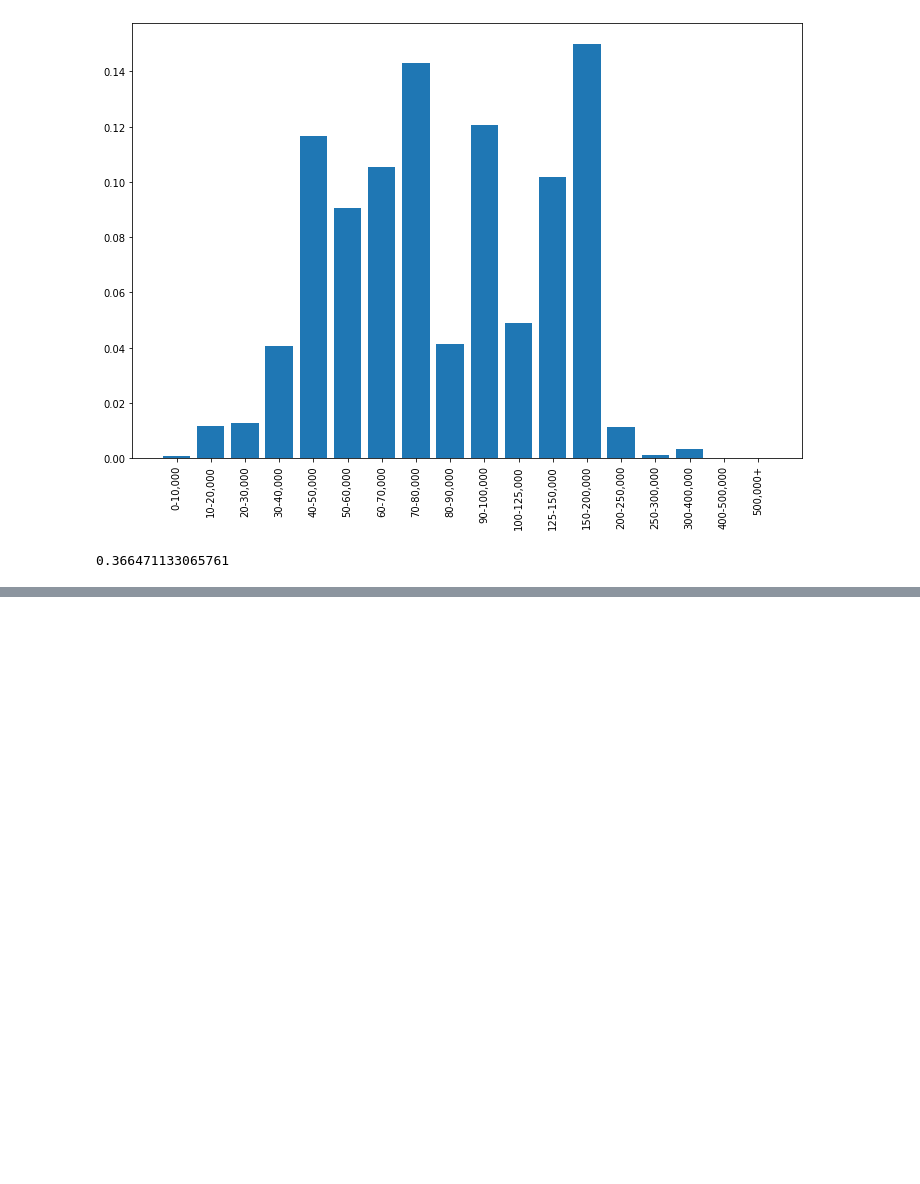
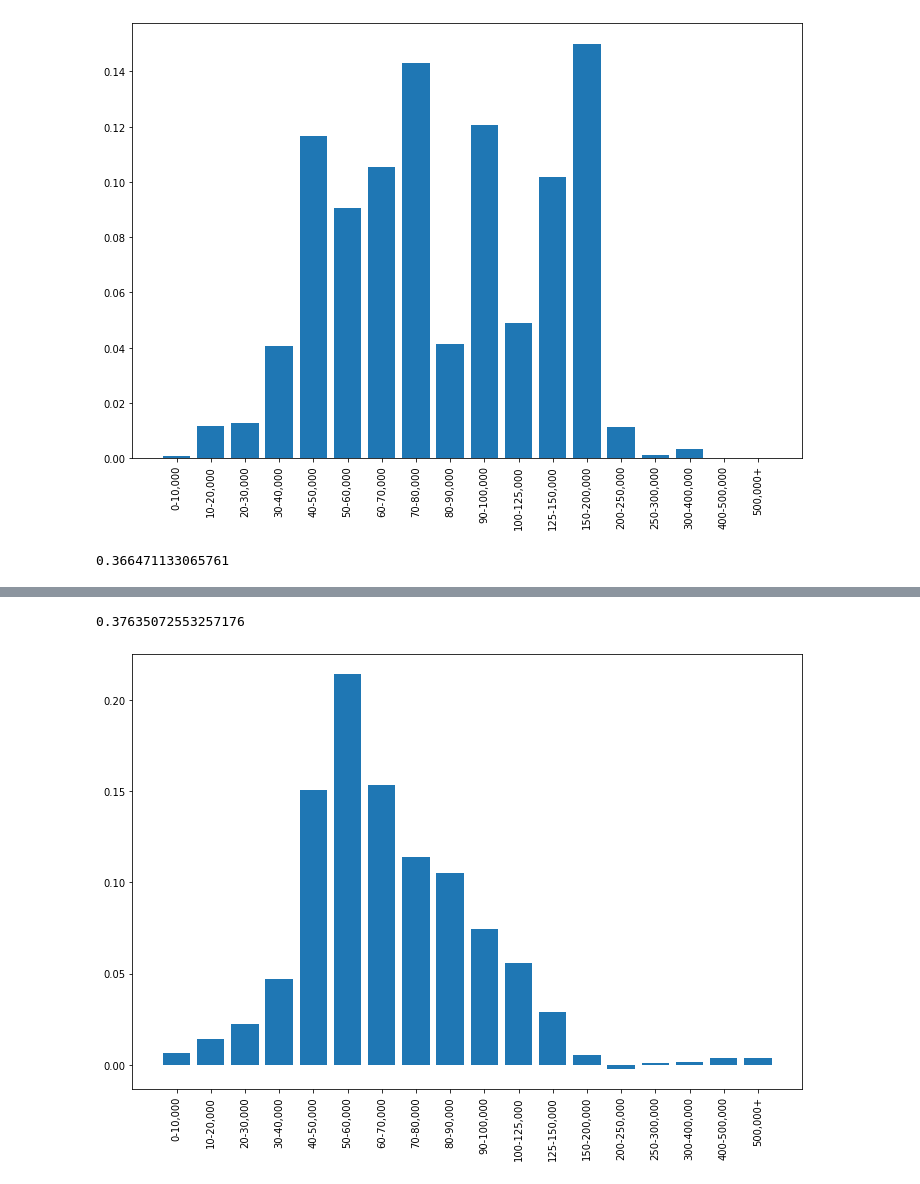
Before and after one commit to ptyshevs/ds_project, a Jupyter notebook: prediction_v2_ordinal_classifier.ipynb, the cells around one changed output, grey strips where cells are left out. Saved outputs shown, nothing was run; the diff lists cells and outputs as text; code cells hidden in the pictures; blank space fills up the shorter version.

```diff
--- a/prediction_v2_ordinal_classifier.ipynb
+++ b/prediction_v2_ordinal_classifier.ipynb
@@ -197,0 +202,3 @@ acc
+# %%
+ord = OrdinalClassifier(LogisticRegression(random_state=42))
+ord.fit(train_X, train_y.cat.codes)
@@ -197,0 +209,4 @@ acc
+# %%
+accuracy_score(test_y, y_cat)
+# %% [output]
+0.37635072553257176
@@ -197,0 +215,9 @@ acc
+# %%
+probs = ord.predict_proba(test_X)
+# %%
+import matplotlib.pyplot as plt
+plt.figure(figsize=(12, 8))
+plt.xticks(rotation=90);
+plt.bar(categ, probs[3, :]);
+# %% [output]
+[figure, added]
```
Also changed, not shown: parts of 9 cells of this notebook, 3 other files.
